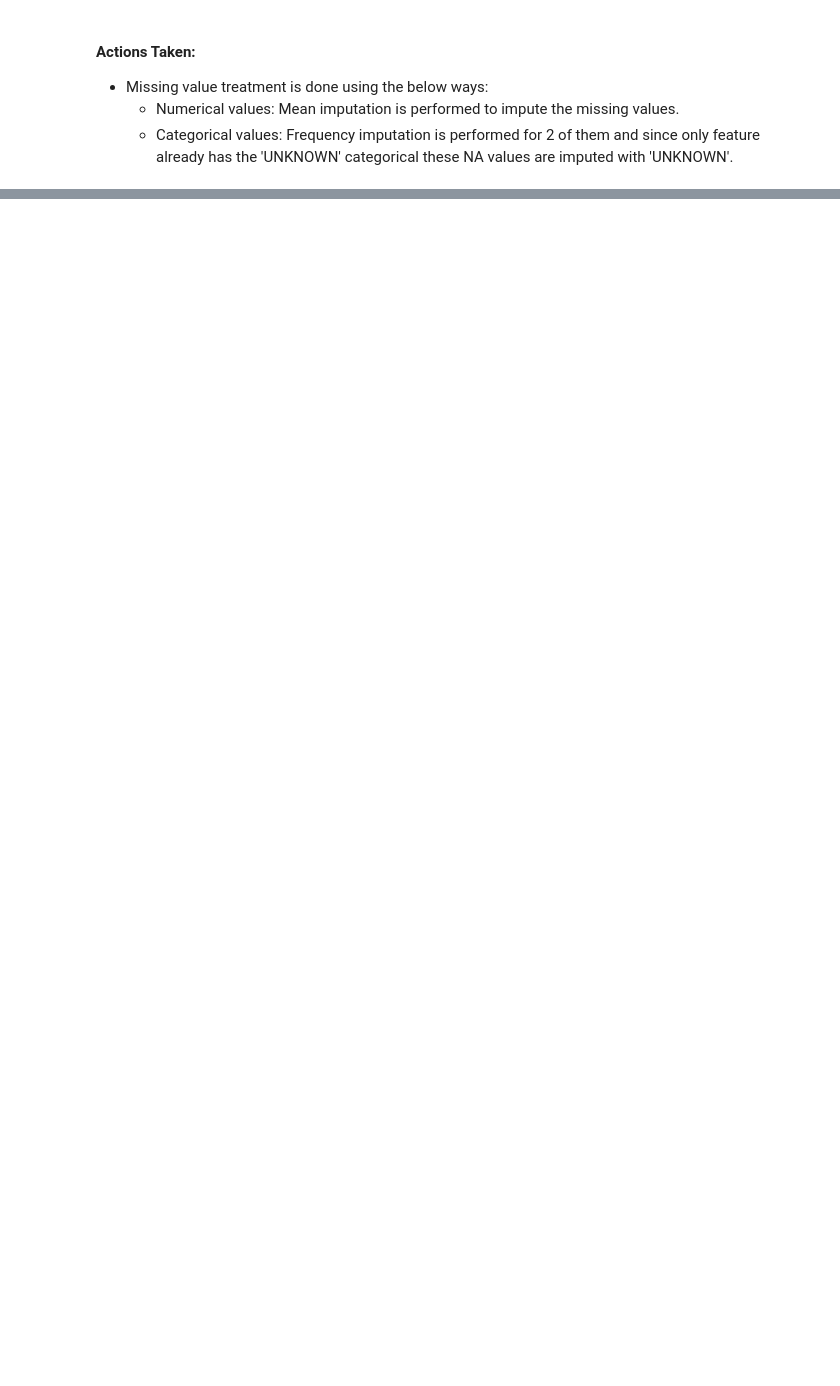
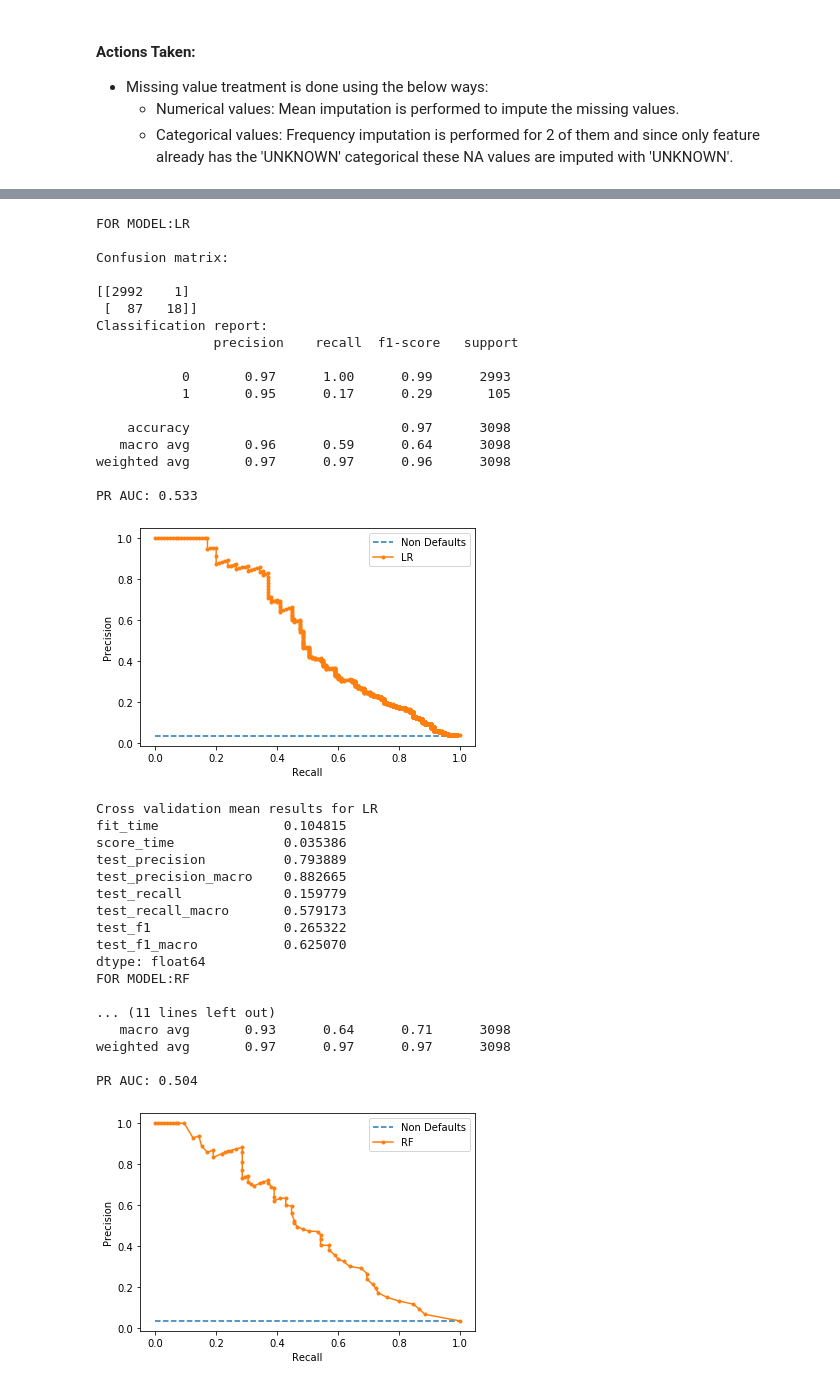
Before and after one commit to rameshs-data/Customer_Upgrade_Prediction, a Jupyter notebook: CustomerUpgradePrediction.ipynb, the cells around one changed output, grey strips where cells are left out. Cells and saved outputs as stored; diff of their text form; code cells hidden in the pictures; blank space fills up the shorter version.

```diff
--- a/CustomerUpgradePrediction.ipynb
+++ b/CustomerUpgradePrediction.ipynb
@@ -321,0 +405,6 @@ Counter({'N': 10189, 'Y': 161})
+# %%
+# Splitting the data into train and test
+X = data.drop(['UPGRADE_FLAG'], axis=1)
+y = data['UPGRADE_FLAG']
+
+X_train, X_test, y_train, y_test = train_test_split(X, y, test_size=0.3, stratify=y, random_state=42)
@@ -321,0 +541,40 @@ Counter({'N': 10189, 'Y': 161})
+# %%
+# Fitting models LR, RF, XGB without over/under sampling
+fit_models(X_train, X_test, y_train, y_test, model_lr=True, model_rf=True, model_xgb=True)
+# %% [output]
+FOR MODEL:LR
+
+Confusion matrix:
+
+[[2992    1]
+ [  87   18]]
+Classification report:
+               precision    recall  f1-score   support
+
+           0       0.97      1.00      0.99      2993
+           1       0.95      0.17      0.29       105
+
+    accuracy                           0.97      3098
+   macro avg       0.96      0.59      0.64      3098
+weighted avg       0.97      0.97      0.96      3098
+
+PR AUC: 0.533
+[figure, added]
+Cross validation mean results for LR
+fit_time                0.104815
+score_time              0.035386
+test_precision          0.793889
+test_precision_macro    0.882665
+test_recall             0.159779
+test_recall_macro       0.579173
+test_f1                 0.265322
+test_f1_macro           0.625070
+dtype: float64
+FOR MODEL:RF
+
+... (11 lines left out)
+   macro avg       0.93      0.64      0.71      3098
+weighted avg       0.97      0.97      0.97      3098
+
+PR AUC: 0.504
+[figure, added]
```
Also changed, not shown: parts of 28 cells of this notebook.
